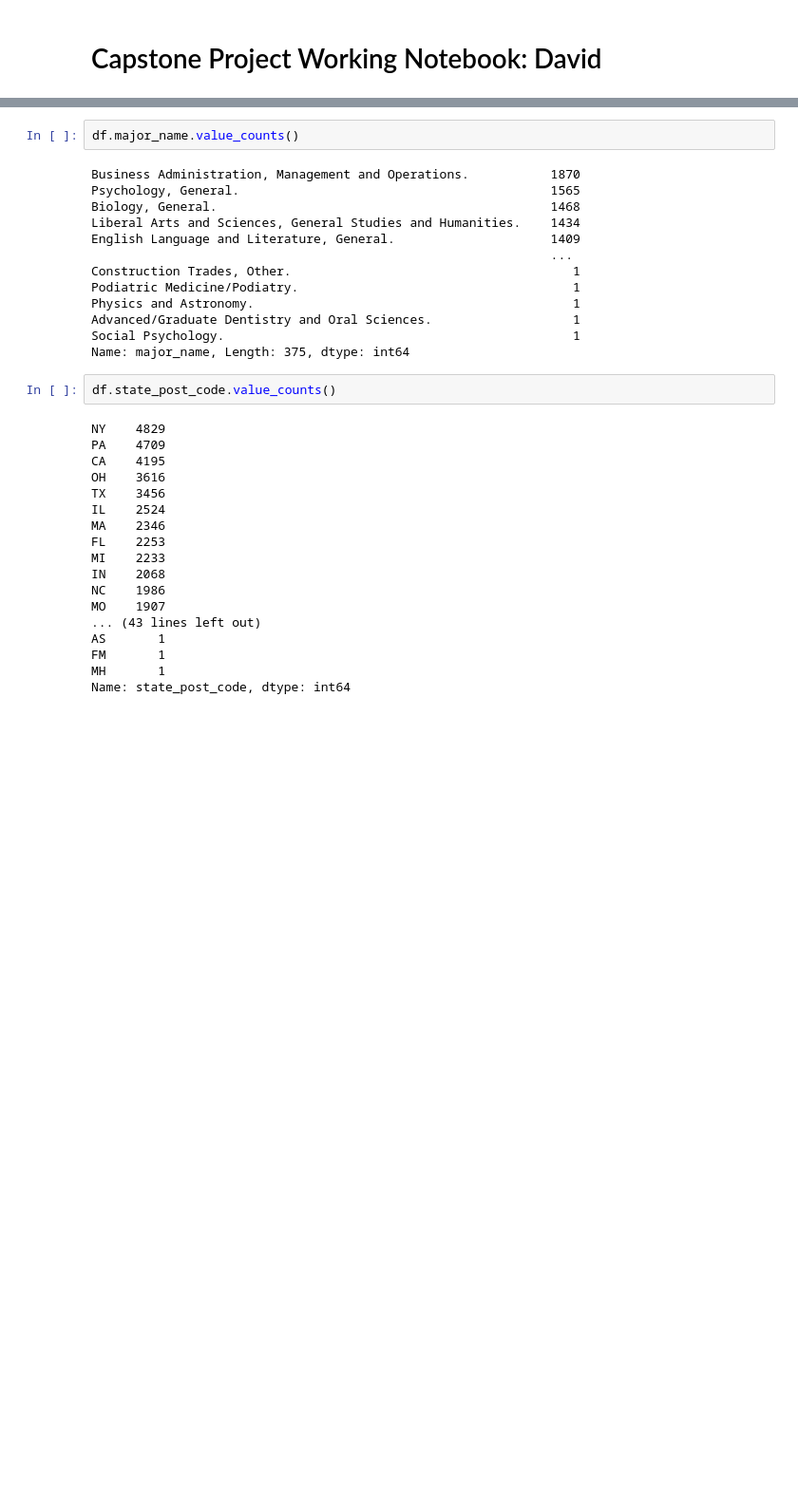
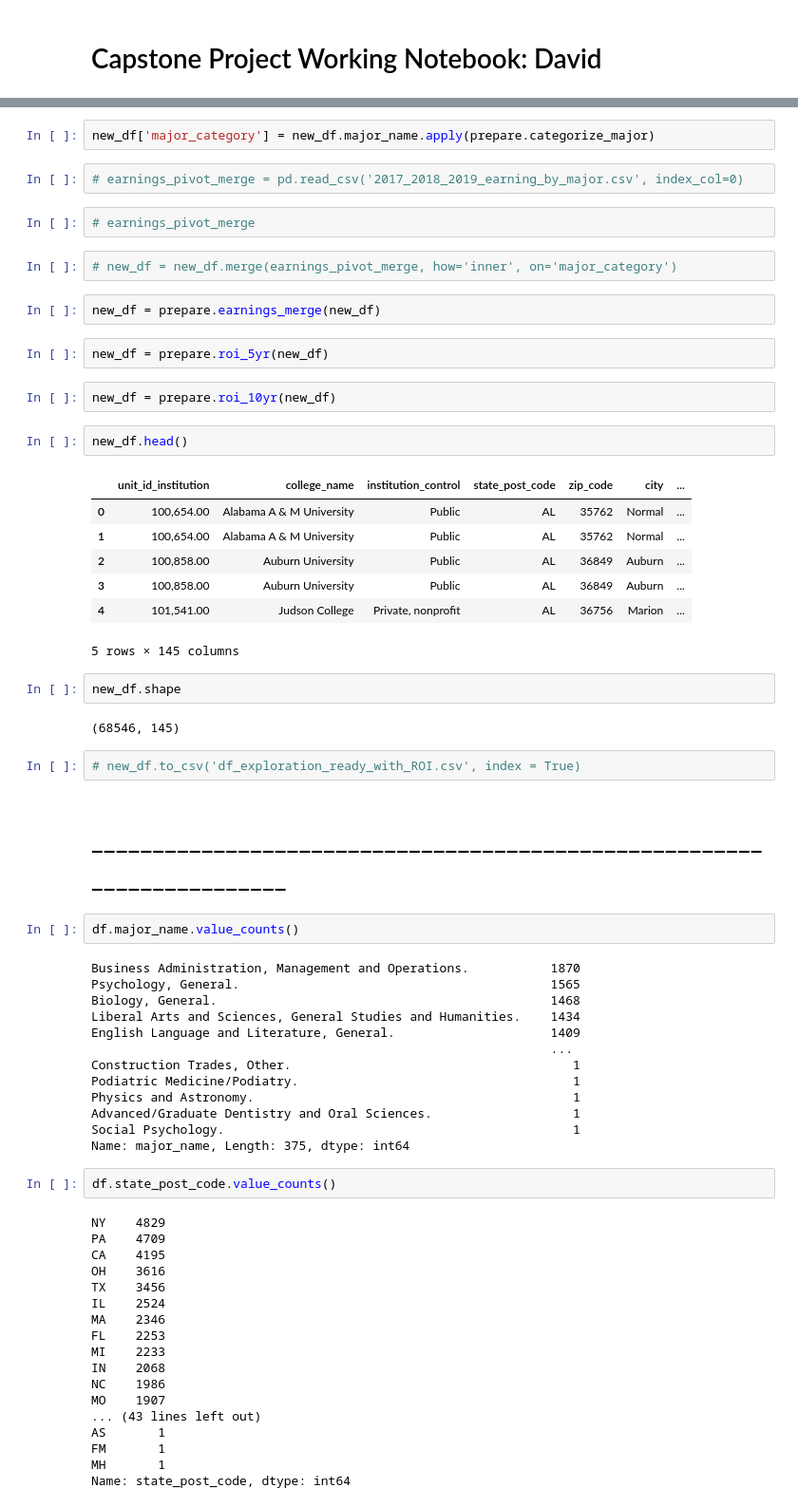
Before and after one commit to CDM-College-ROI/capstone_working_repo, a Jupyter notebook: ds_folder/david_working_notebook.ipynb, the cells around one changed output, grey strips where cells are left out. Shown at 95% size. Drawn from its saved outputs; the diff is of its cells as text; blank space fills up the shorter version.

```diff
--- a/ds_folder/david_working_notebook.ipynb
+++ b/ds_folder/david_working_notebook.ipynb
@@ -56,3 +74,35 @@ memory usage: 55.4+ MB
+# %%
+new_df['major_category'] = new_df.major_name.apply(prepare.categorize_major)
+# %%
+# earnings_pivot_merge = pd.read_csv('2017_2018_2019_earning_by_major.csv', index_col=0)
+# %%
+# earnings_pivot_merge
+# %%
+# new_df = new_df.merge(earnings_pivot_merge, how='inner', on='major_category')
+# %%
+new_df = prepare.earnings_merge(new_df)
+# %%
+new_df = prepare.roi_5yr(new_df)
+# %%
+new_df = prepare.roi_10yr(new_df)
+# %%
+new_df.head()
+# %% [output]
+|  | unit_id_institution | college_name | institution_control | state_post_code | zip_code | city | ... |
+| 0 | 100,654.00 | Alabama A & M University | Public | AL | 35762 | Normal | ... |
+| 1 | 100,654.00 | Alabama A & M University | Public | AL | 35762 | Normal | ... |
+| 2 | 100,858.00 | Auburn University | Public | AL | 36849 | Auburn | ... |
+| 3 | 100,858.00 | Auburn University | Public | AL | 36849 | Auburn | ... |
+| 4 | 101,541.00 | Judson College | Private, nonprofit | AL | 36756 | Marion | ... |
+5 rows × 145 columns
+# %%
+new_df.shape
+# %% [output]
+(68546, 145)
+# %%
+# new_df.to_csv('df_exploration_ready_with_ROI.csv', index = True)
+# %% [markdown]
+# _______________________________________________________________________ #
 # %%
 df.major_name.value_counts()
 # %% [output]
```
Also changed, not shown: parts of 8 cells of this notebook, 5 other files.
